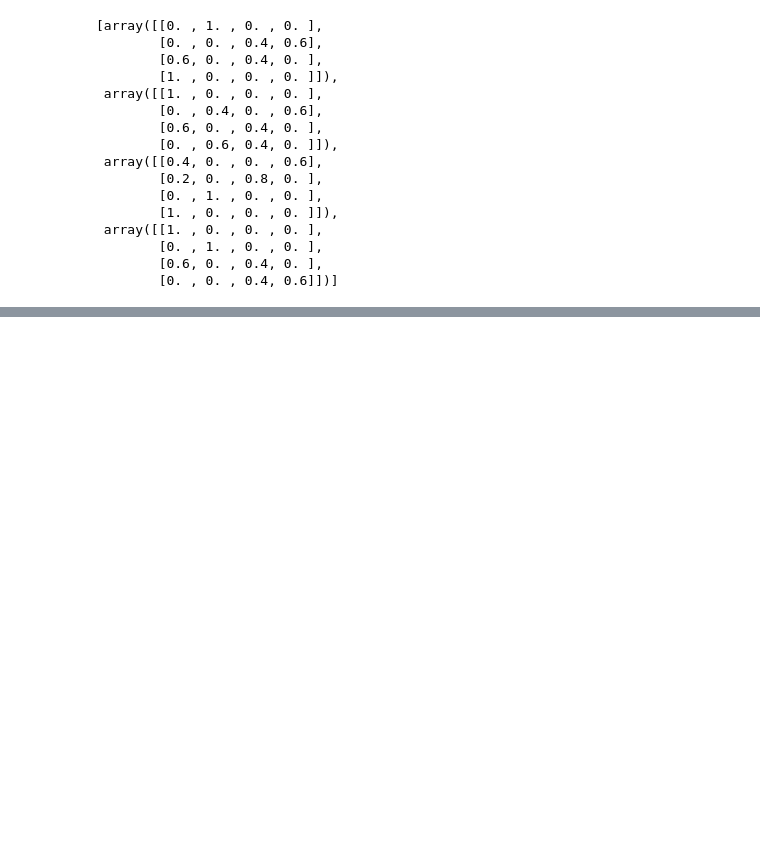
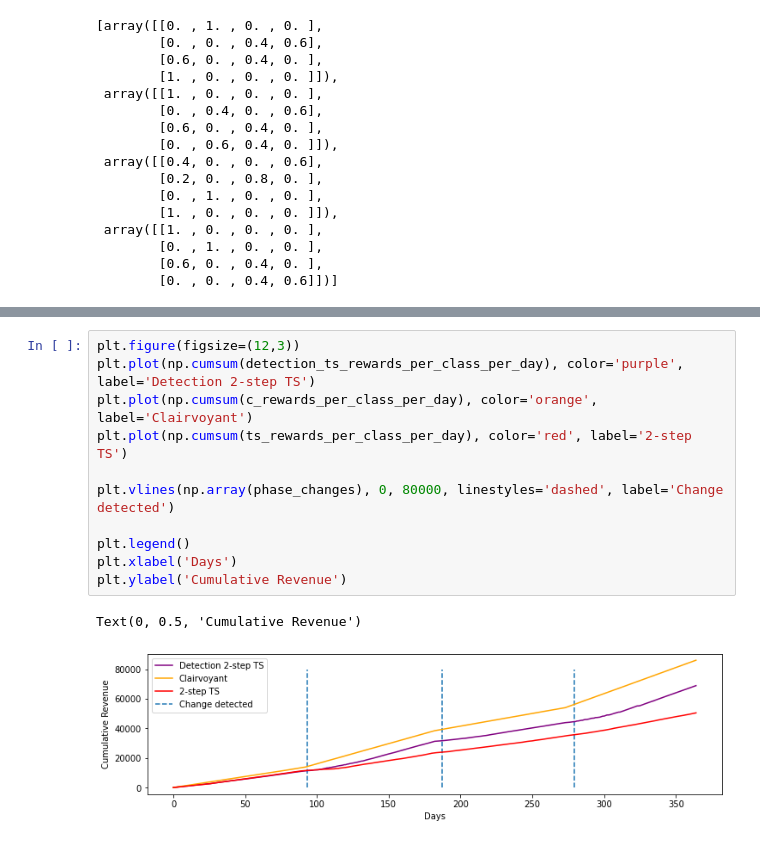
Before and after one commit to AliceCasali/Data_Intelligence_Application, a Jupyter notebook: step8.ipynb, the cells around one changed output, grey strips where cells are left out. Saved outputs shown, nothing was run; the diff lists cells and outputs as text; blank space fills up the shorter version.

```diff
--- a/step8.ipynb
+++ b/step8.ipynb
@@ -389,0 +336,14 @@ CHANGE DETECTED! day:283
+# %%
+plt.figure(figsize=(12,3))
+plt.plot(np.cumsum(detection_ts_rewards_per_class_per_day), color='purple', label='Detection 2-step TS')
+plt.plot(np.cumsum(c_rewards_per_class_per_day), color='orange', label='Clairvoyant')
+plt.plot(np.cumsum(ts_rewards_per_class_per_day), color='red', label='2-step TS')
+
+plt.vlines(np.array(phase_changes), 0, 80000, linestyles='dashed', label='Change detected')
+
+plt.legend()
+plt.xlabel('Days')
+plt.ylabel('Cumulative Revenue')
+# %% [output]
+Text(0, 0.5, 'Cumulative Revenue')
+[figure, added]
```
Also changed, not shown: parts of 19 cells of this notebook, 4 other files.
